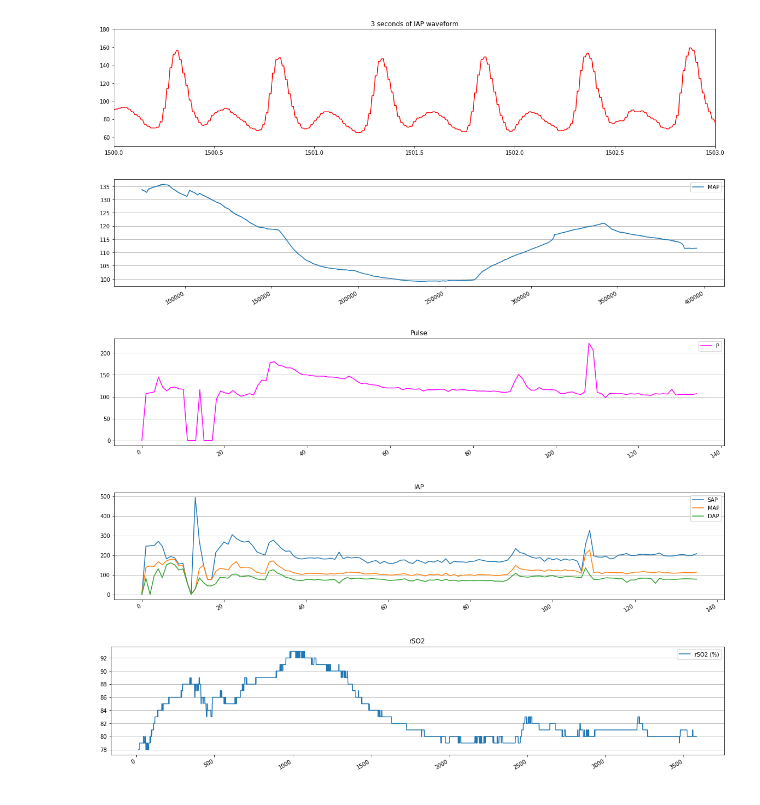
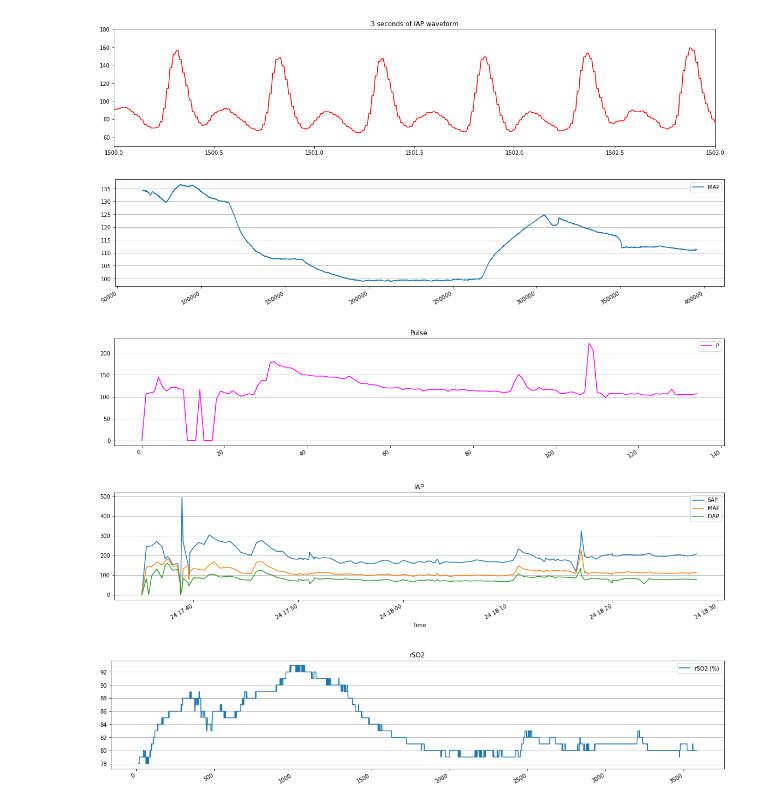
Before and after one commit to makes/zoll-json, a Jupyter notebook: zoll-abp.ipynb, the cells around one changed output. Drawn from its saved outputs; the diff is of its cells as text; code cells hidden in the pictures.

Commit message:
Try plotting the Lassen curve

```diff
--- a/zoll-abp.ipynb
+++ b/zoll-abp.ipynb
@@ -15,7 +15,6 @@ from datetime import timedelta
 # %%
 datafile = "data/AR18F032727-20200113-114412-690.json"
 # %%
-data = {}
 with open(datafile, "r") as fd:
     data = json.load(fd)
 # %%
@@ -95,20 +102,20 @@ ibp_df = pd.DataFrame()
 ibp_df['Time'] = timeindex
 ibp_df['PulseWave'] = ibp
 ibp_df = ibp_df.set_index('Time')
-map_window = 600 # seconds
+map_window = 300 # seconds
 map_win = map_window * samplerate
 ibp_df['MAP'] = ibp_df['PulseWave'].rolling(map_win).mean()
 ibp_df[['MAP']].plot(figsize=(20,4), use_index = False).grid(axis='y')
 # %% [output]
-[figure, old version]
+[figure, new version]
 # %%
 df[['P']].plot(figsize=(20,4), title="Pulse", color='magenta', use_index = False).grid(axis='y')
 # %% [output]
 [figure]
 # %%
-df[['SAP', 'MAP', 'DAP']].plot(figsize=(20,4), title="IAP", use_index = False).grid(axis='y')
+df[['SAP', 'MAP', 'DAP']].plot(figsize=(20,4), title="IAP").grid(axis='y')
 # %% [output]
-[figure, old version]
+[figure, new version]
 # %%
 nirs_df = pd.read_csv("data/AR18F032727-20200113-114412-690.csv",
                       sep = ',',
```
Also changed, not shown: parts of 3 cells of this notebook, 4 other files.
